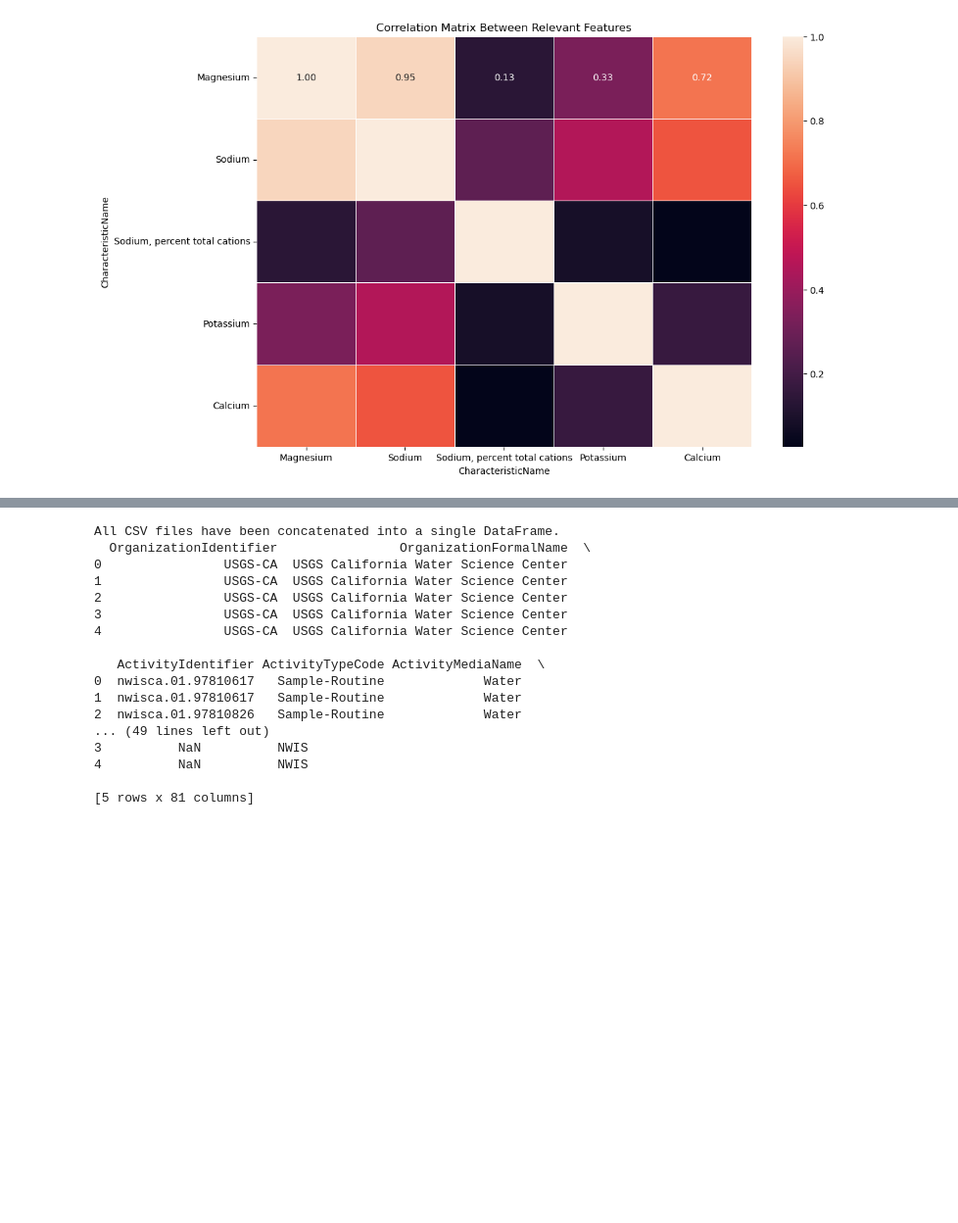
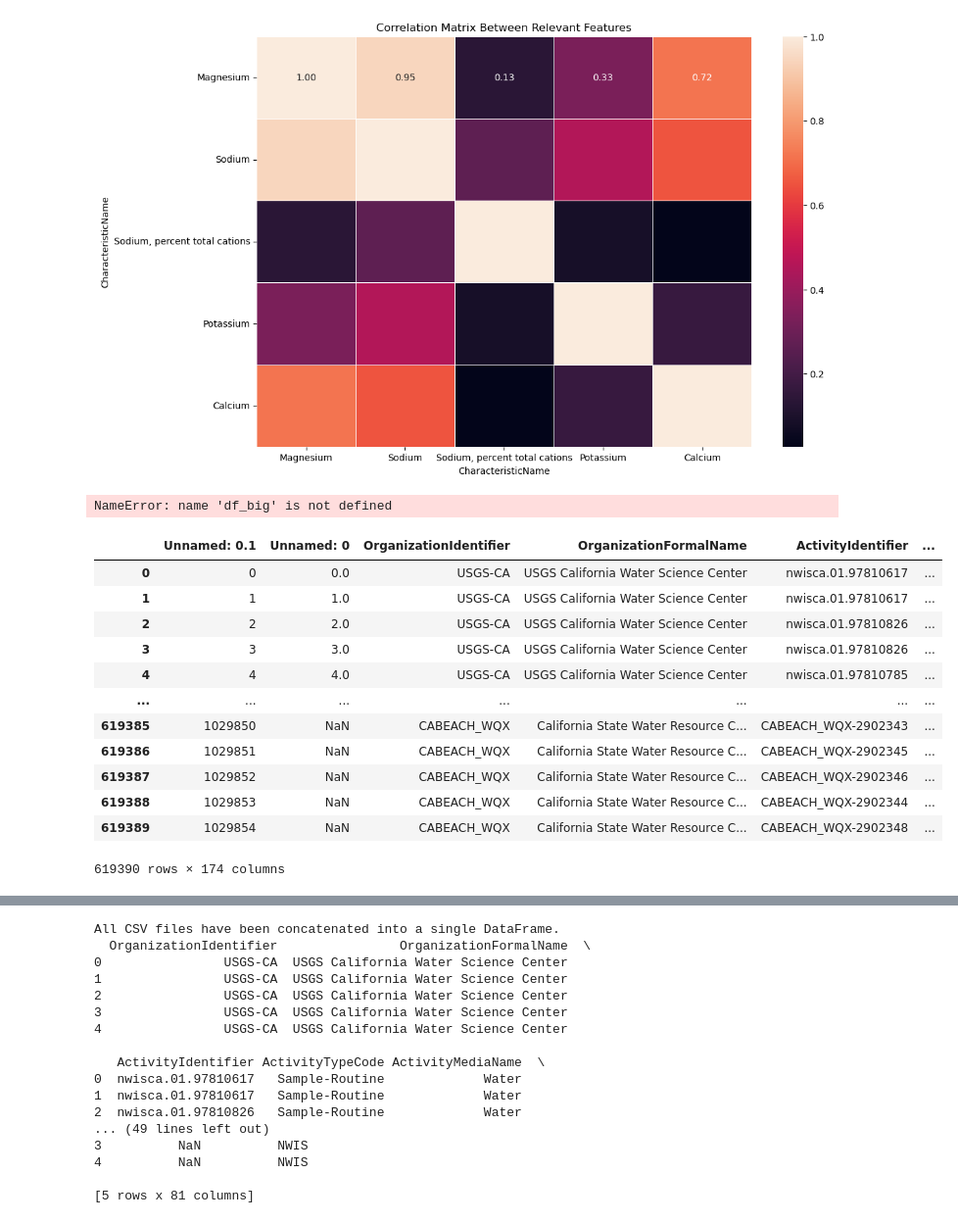
Before and after one commit to vishalival/eneres131-final-proj, a Jupyter notebook: data_new.ipynb, the cells around one changed output, grey strips where cells are left out. Shown at 98% size. Saved outputs shown, nothing was run; the diff lists cells and outputs as text; code cells hidden in the pictures; blank space fills up the shorter version.

Commit message:
all info added new data

```diff
--- a/data_new.ipynb
+++ b/data_new.ipynb
@@ -246,3 +254,33 @@ plt.title('Correlation Matrix Between Relevant Features')
 plt.show()
 # %% [output]
 [figure]
+# %%
+zip_file_path = "final_data/final_csv_wq_825.csv.zip"
+
+with zipfile.ZipFile(zip_file_path, 'r') as z:
+    file_names = z.namelist()
+
+    csv_file_name = [name for name in file_names if name.endswith('.csv')][0]
+
+    with z.open(csv_file_name) as f:
+        df_bio_metadata = pd.read_csv(f, low_memory=False)
+
+df_bio_metadata
+# %% [output]
+NameError: name 'df_big' is not defined
+# %%
+df_bio_metadata
+# %% [output]
+|  | Unnamed: 0.1 | Unnamed: 0 | OrganizationIdentifier | OrganizationFormalName | ActivityIdentifier | ... |
+| 0 | 0 | 0.0 | USGS-CA | USGS California Water Science Center | nwisca.01.97810617 | ... |
+| 1 | 1 | 1.0 | USGS-CA | USGS California Water Science Center | nwisca.01.97810617 | ... |
+| 2 | 2 | 2.0 | USGS-CA | USGS California Water Science Center | nwisca.01.97810826 | ... |
+| 3 | 3 | 3.0 | USGS-CA | USGS California Water Science Center | nwisca.01.97810826 | ... |
+| 4 | 4 | 4.0 | USGS-CA | USGS California Water Science Center | nwisca.01.97810785 | ... |
+| ... | ... | ... | ... | ... | ... | ... |
+| 619385 | 1029850 | NaN | CABEACH_WQX | California State Water Resource C... | CABEACH_WQX-2902343 | ... |
+| 619386 | 1029851 | NaN | CABEACH_WQX | California State Water Resource C... | CABEACH_WQX-2902345 | ... |
+| 619387 | 1029852 | NaN | CABEACH_WQX | California State Water Resource C... | CABEACH_WQX-2902346 | ... |
+| 619388 | 1029853 | NaN | CABEACH_WQX | California State Water Resource C... | CABEACH_WQX-2902344 | ... |
+| 619389 | 1029854 | NaN | CABEACH_WQX | California State Water Resource C... | CABEACH_WQX-2902348 | ... |
+619390 rows × 174 columns
```
Also changed, not shown: parts of 6 cells of this notebook, 11 other files.
